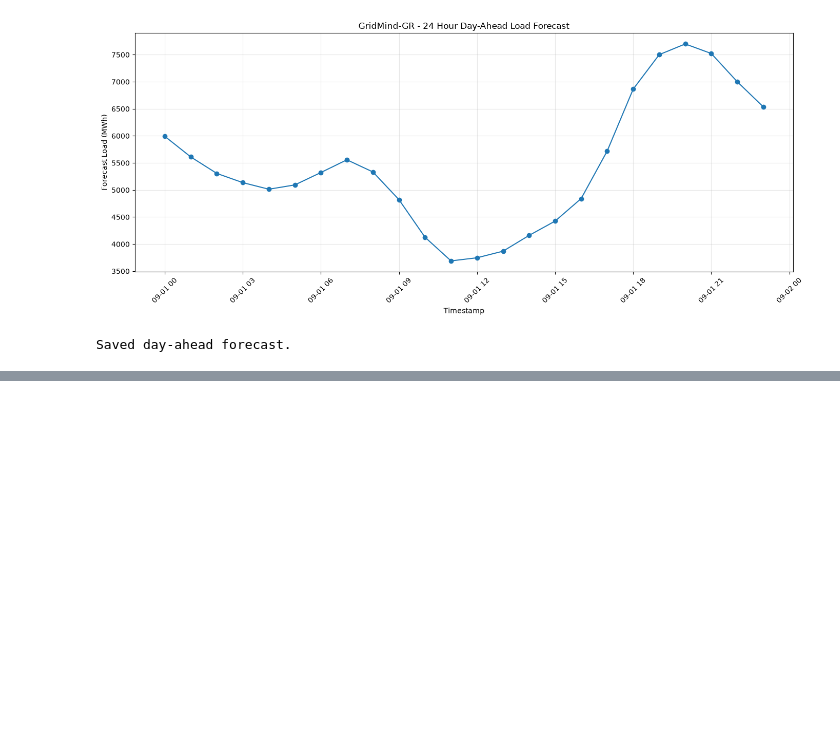
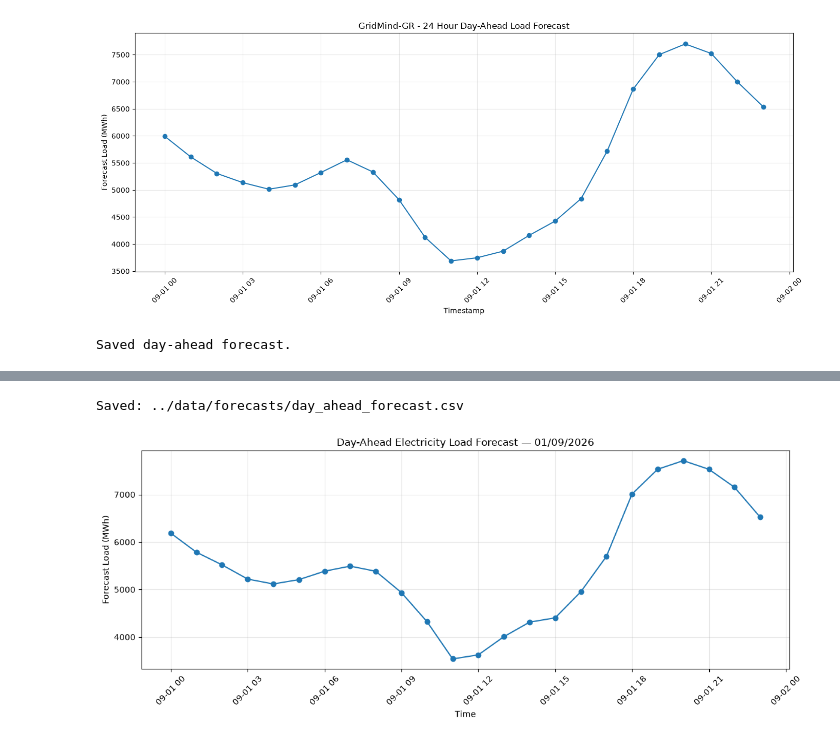
Before and after one commit to spetroulias/gridmind-gr, a Jupyter notebook: notebooks/03_forecast.ipynb, the cells around one changed output, grey strips where cells are left out. Cells and saved outputs as stored; diff of their text form; code cells hidden in the pictures; blank space fills up the shorter version.

```diff
--- a/notebooks/03_forecast.ipynb
+++ b/notebooks/03_forecast.ipynb
@@ -851,0 +1073,10 @@ Saved day-ahead forecast.
+# %%
+# Predict next 24 hours
+X_future = future[FEATURE_COLS]
+
+future_predictions = final_model.predict(X_future)
+
+forecast = future[["timestamp"]].copy()
+forecast["forecast_mwh"] = future_predictions
+
+forecast
@@ -851,0 +1101,34 @@ Saved day-ahead forecast.
+# %%
+
+forecast_dir = Path("../data/forecasts")
+forecast_dir.mkdir(parents=True, exist_ok=True)
+
+forecast_path = forecast_dir / "day_ahead_forecast.csv"
+
+forecast.to_csv(forecast_path, index=False)
+
+print("Saved:", forecast_path)
+# %% [output]
+Saved: ../data/forecasts/day_ahead_forecast.csv
+# %%
+import matplotlib.pyplot as plt
+
+plt.figure(figsize=(12, 5))
+
+plt.plot(
+    forecast["timestamp"],
+    forecast["forecast_mwh"],
+    marker="o"
+)
+
+plt.xlabel("Time")
+plt.ylabel("Forecast Load (MWh)")
+plt.title("Day-Ahead Electricity Load Forecast — 01/09/2026")
+
+plt.xticks(rotation=45)
+plt.grid(alpha=0.3)
+plt.tight_layout()
+
+plt.show()
+# %% [output]
+[figure, added]
```
Also changed, not shown: parts of 7 cells of this notebook, 8 other files.
